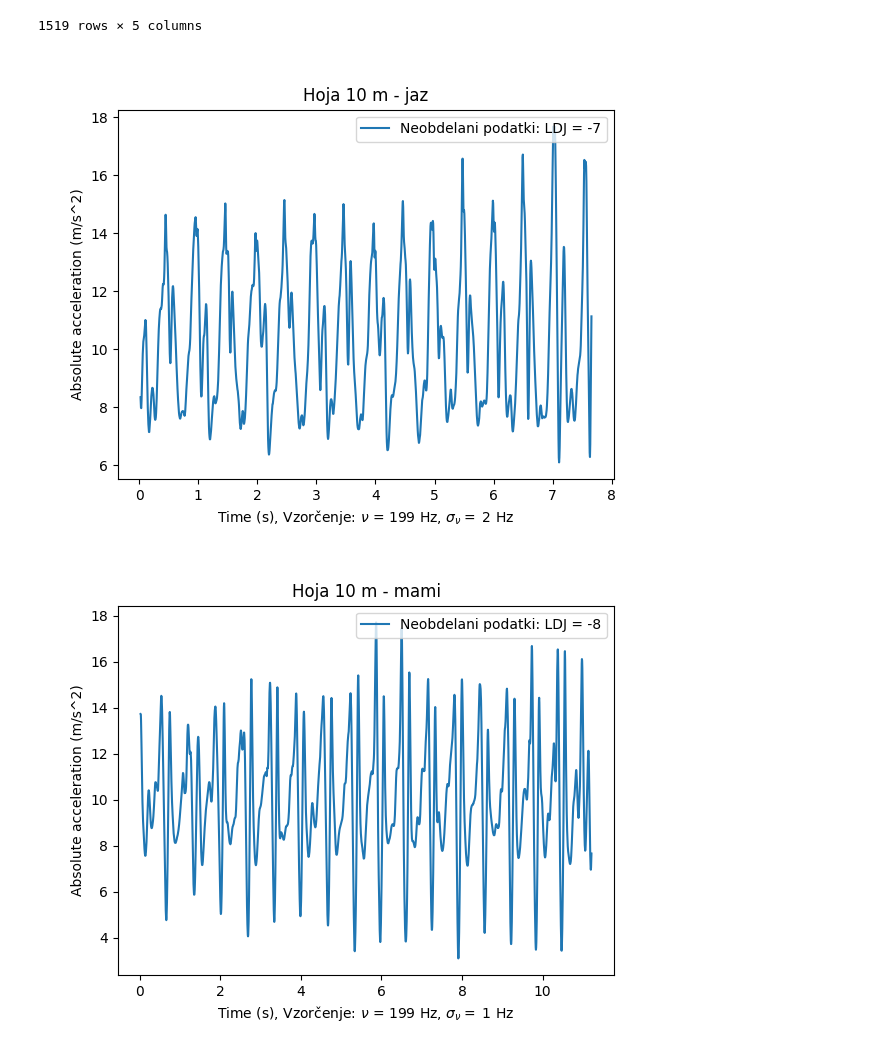
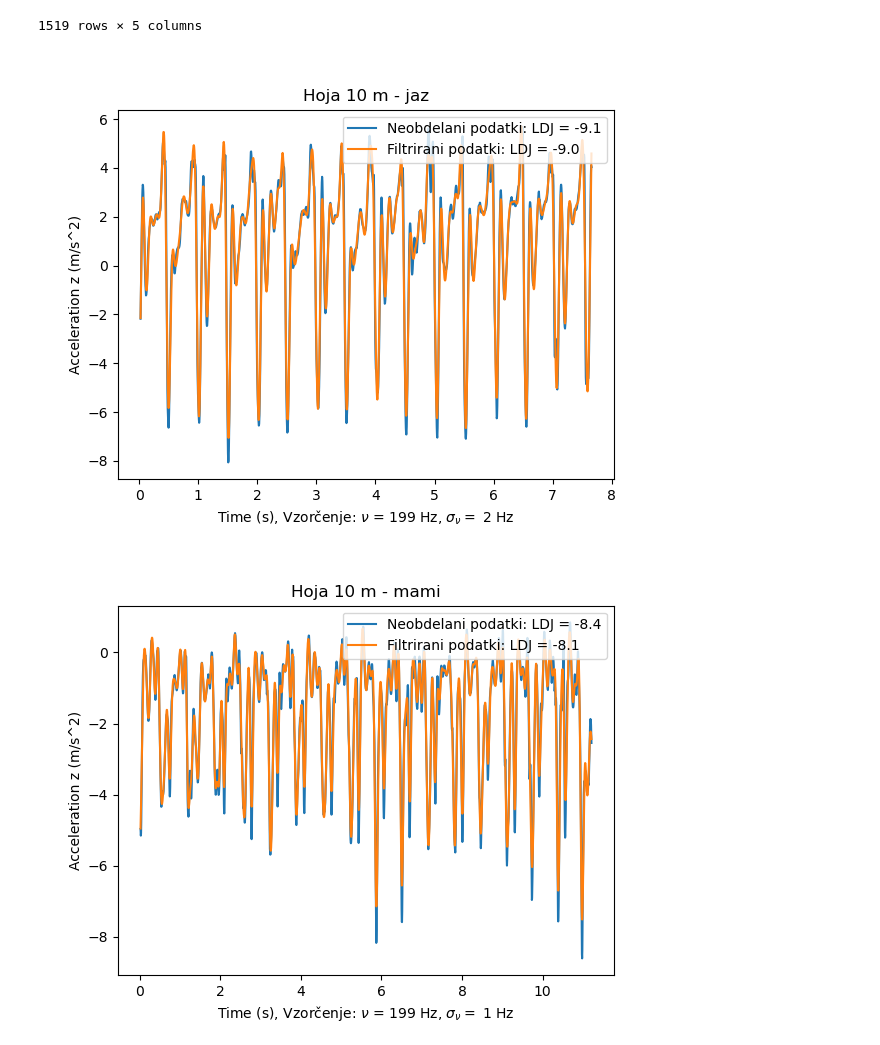
Before and after one commit to mihaf/pktzu, a Jupyter notebook: content/hoja.ipynb, the cells around one changed output. Cells and saved outputs as stored; diff of their text form; code cells hidden in the pictures.

```diff
--- a/content/hoja.ipynb
+++ b/content/hoja.ipynb
@@ -18,8 +18,8 @@ from mihaf.smoothness import log_dimensionless_jerk2 as ldlj
 def Raw_Filtered_Plot(t,y,fy,ldj,ldjf,measurement='Measurement',xlabel='x',ylabel='y',legend=True,filter=True):
     '''Plot Raw and Filtered data over time'''
     fig = plt.figure()
-    plt.plot(t,y,label=f'Neobdelani podatki: LDJ = {ldj:.0f}')
-    if filter: plt.plot(t,fy,label=f'Filtrirani podatki: LDJ = {ldjf:.0f}')
+    plt.plot(t,y,label=f'Neobdelani podatki: LDJ = {ldj:.1f}')
+    if filter: plt.plot(t,fy,label=f'Filtrirani podatki: LDJ = {ldjf:.1f}')
     plt.xlabel(xlabel)
     plt.ylabel(ylabel)
     plt.title(measurement)
@@ -58,7 +58,7 @@ def AnalyzeSignal(d,ydataNo,order=8,CNr=0.1,Start=0,Interval=0,plot=True,legend=
 # %% [markdown]
 ## Analiza merskih podatkov aplikacije PhyPhox
 # %%
-measurements = ['data/hoja_jaz.csv','data/hoja_mami.csv','data/hoja_stara_mama.csv']
+measurements = ['data/hoja_jaz.csv','data/hoja_mami.csv','data/hoja_stara_mama.csv','data/hoja_stara_mama_z_berglo.csv']
 print(f'Berem datoteke: \"{measurements}\"')
-jaz, mami, stmama = [pd.read_csv(measurement) for measurement in measurements]
+jaz, mami, stmama, stmabe = [pd.read_csv(measurement) for measurement in measurements]
 # %% [output]
@@ -81,17 +81,18 @@ jaz
 1519 rows × 5 columns
 # %%
 # Izberi podatke in interval izrisa
-ydataNo = 4 # Zaporedna številka stolpca za analizo
+ydataNo = 3 # Zaporedna številka stolpca za analizo
 Start = 0 # Začetek prikazanega intervala [s]
 Interval = 0  # Dolžina prikazanega intervala [s]. Izberi 0 za celoten interval.
 
 # Filtriranje signala z Butterworthovim filtrom (odreže visoke frekvence):
 order = 5 # Red filtra. Lahko pustite kar 5.
 CNr = 0.1 #  Poskusite 0.01 and 0.1. Izbira je možna v intervalu (0,1). CNr predstavlja f_crit/f_Nyquist filtra.
 
-AnalyzeSignal(jaz,ydataNo,order,CNr, Start,Interval,legend=True,filter=False,title='Hoja 10 m - jaz')
-AnalyzeSignal(mami,ydataNo,order,CNr, Start,Interval,legend=True,filter=False,title='Hoja 10 m - mami')
-AnalyzeSignal(stmama,ydataNo,order,CNr, Start,Interval,legend=True,filter=False,title='Hoja 10 m - stara mama')
+AnalyzeSignal(jaz,ydataNo,order,CNr, Start,Interval,legend=True,filter=True,title='Hoja 10 m - jaz')
+AnalyzeSignal(mami,ydataNo,order,CNr, Start,Interval,legend=True,filter=True,title='Hoja 10 m - mami')
+AnalyzeSignal(stmama,ydataNo,order,CNr, Start,Interval,legend=True,filter=True,title='Hoja 10 m - stara mama')
+AnalyzeSignal(stmabe,ydataNo,order,CNr, Start,Interval,legend=True,filter=True,title='Hoja 10 m - stara mama z berglo')
 # %% [output]
-[figure, old version]
+[figure, new version]
-[figure, old version]
+[figure, new version]
```
Also changed, not shown: parts of 2 cells of this notebook.
